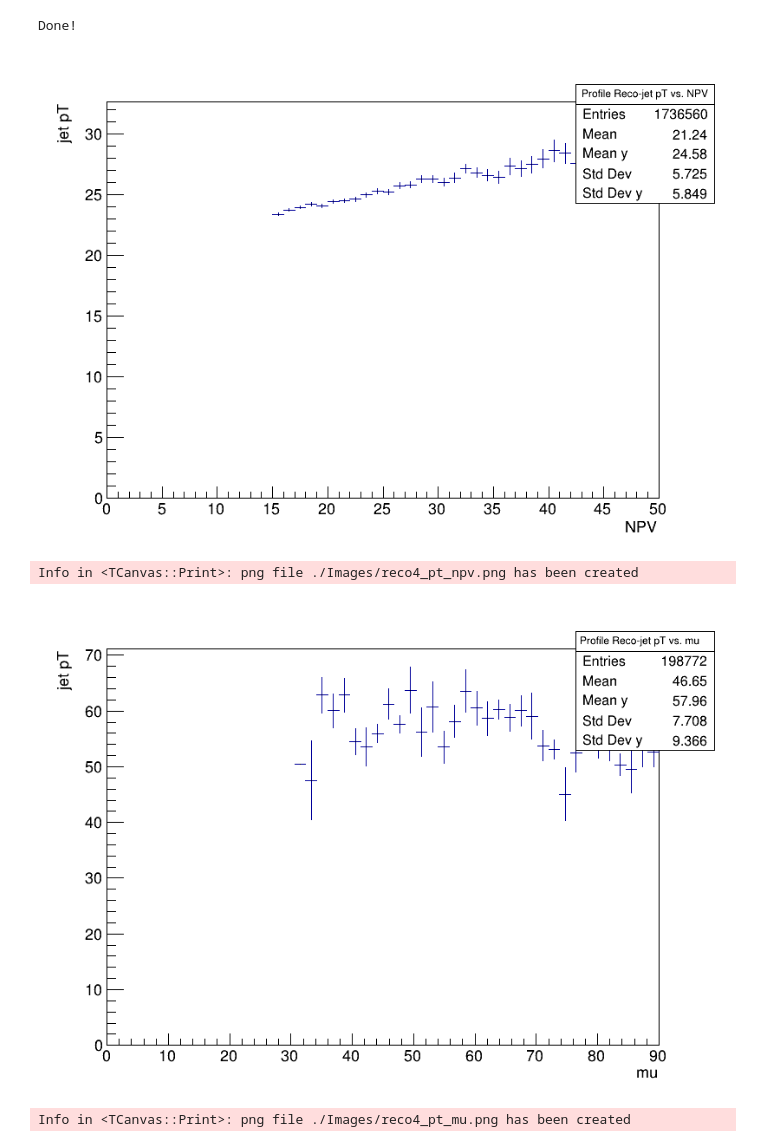
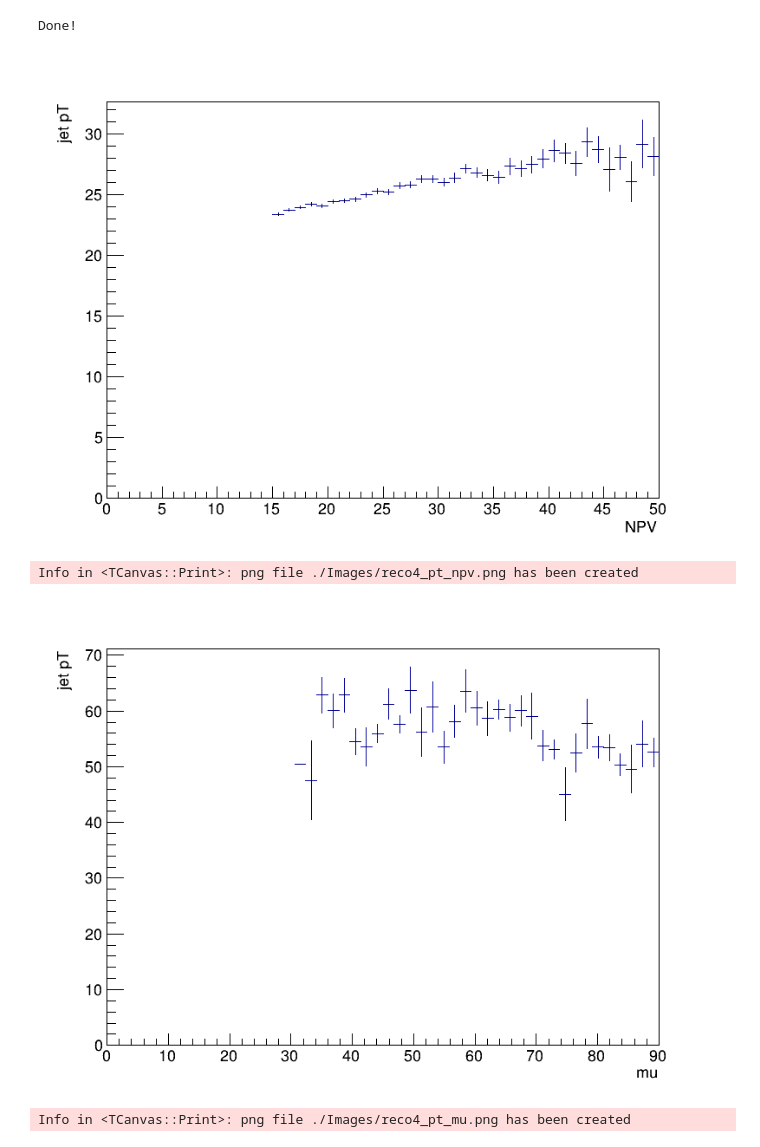
Before and after one commit to anmgomezmo/Exercises_2_root, a Jupyter notebook: Excercise 3.ipynb, the cells around one changed output. Saved outputs shown, nothing was run; the diff lists cells and outputs as text; code cells hidden in the pictures.

```diff
--- a/Excercise 3.ipynb
+++ b/Excercise 3.ipynb
@@ -100,15 +100,17 @@ std::cout << "Done!" << std::endl;
 Done!
 # %%
 prof_recoR4pt_npv->Draw("");
+prof_recoR4pt_npv->SetStats(0);
 canvas2->Draw();
 canvas2->SaveAs("./Images/reco4_pt_npv.png");
 # %% [output]
-[figure, old version]
+[figure, new version]
 Info in <TCanvas::Print>: png file ./Images/reco4_pt_npv.png has been created
 # %%
 prof_recoR4pt_mu->Draw("");
+prof_recoR4pt_mu->SetStats(0);
 canvas2->Draw();
 canvas2->SaveAs("./Images/reco4_pt_mu.png");
 # %% [output]
-[figure, old version]
+[figure, new version]
 Info in <TCanvas::Print>: png file ./Images/reco4_pt_mu.png has been created
```
Also changed, not shown: parts of 3 cells of this notebook, 7 other files.
